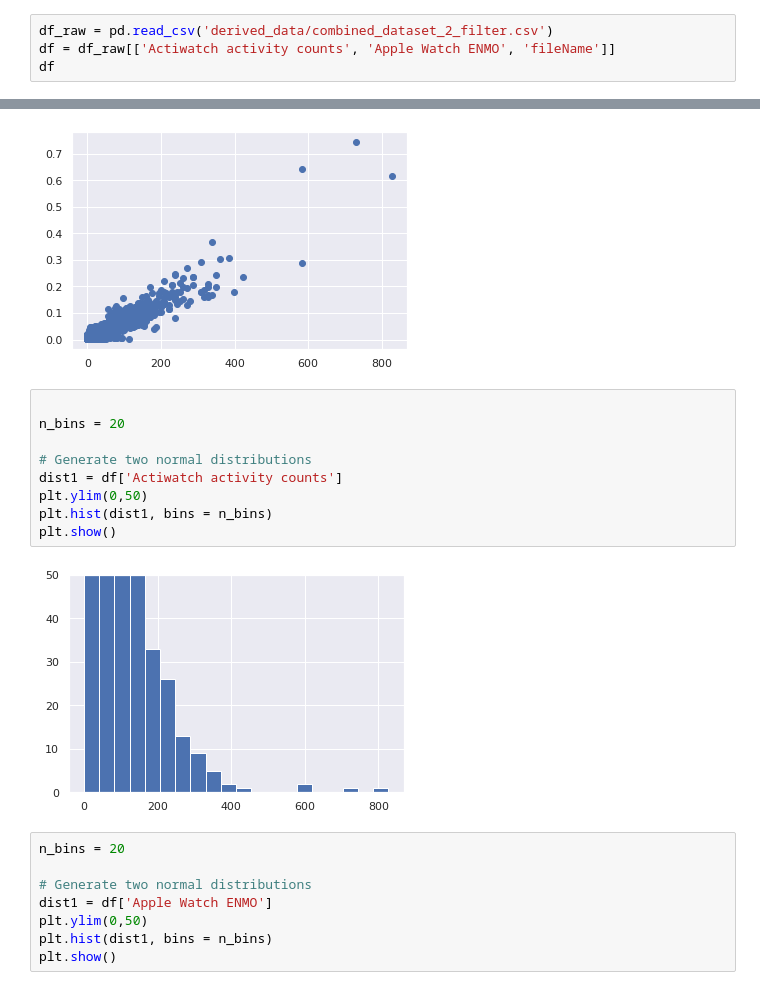
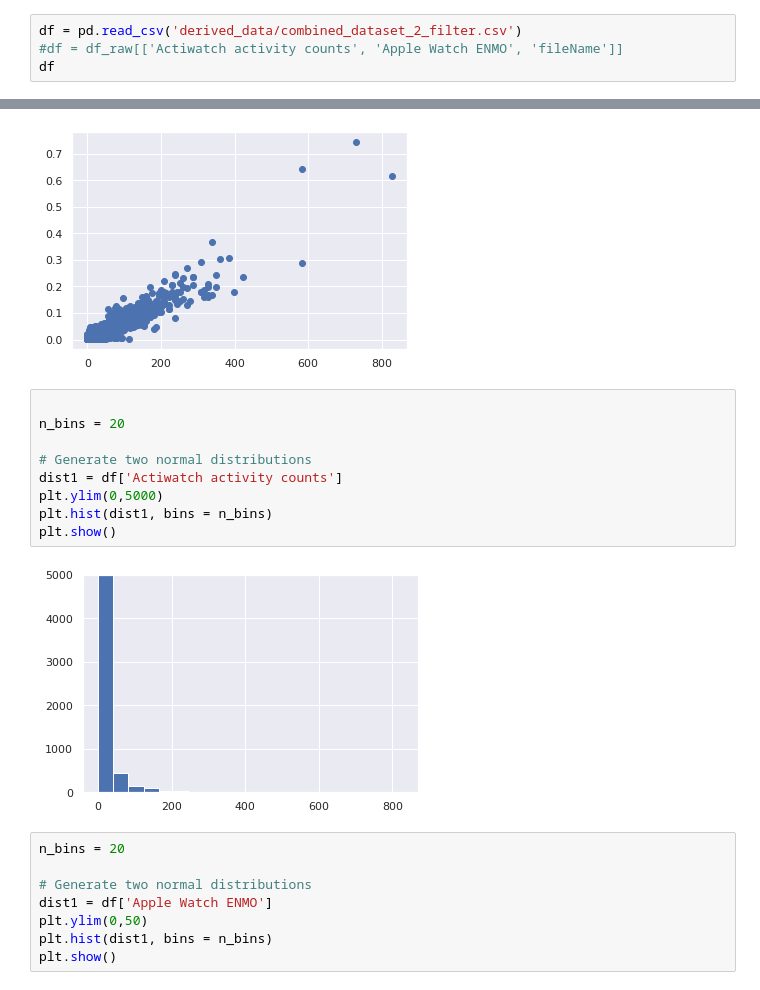
Before and after one commit to nishisandali/IFN646_Project, a Jupyter notebook: alice_work.ipynb, the cells around one changed output, grey strips where cells are left out. Cells and saved outputs as stored; diff of their text form.

```diff
--- a/alice_work.ipynb
+++ b/alice_work.ipynb
@@ -19,7 +19,7 @@ sns.set_theme(style='darkgrid')
 import warnings
 warnings.filterwarnings('ignore')
 # %%
-df_raw = pd.read_csv('derived_data/combined_dataset_2_filter.csv')
-df = df_raw[['Actiwatch activity counts', 'Apple Watch ENMO', 'fileName']]
+df = pd.read_csv('derived_data/combined_dataset_2_filter.csv')
+#df = df_raw[['Actiwatch activity counts', 'Apple Watch ENMO', 'fileName']]
 df
 # %% [output]
@@ -60,14 +46,14 @@ plt.scatter(df['Actiwatch activity counts'], df['Apple Watch ENMO'])
 # %%
 
 n_bins = 20
 
 # Generate two normal distributions
 dist1 = df['Actiwatch activity counts']
-plt.ylim(0,50)
+plt.ylim(0,5000)
 plt.hist(dist1, bins = n_bins)
 plt.show()
 # %% [output]
-[figure, old version]
+[figure, new version]
 # %%
 n_bins = 20
 
```
Also changed, not shown: parts of 69 cells of this notebook, 30 other files.
